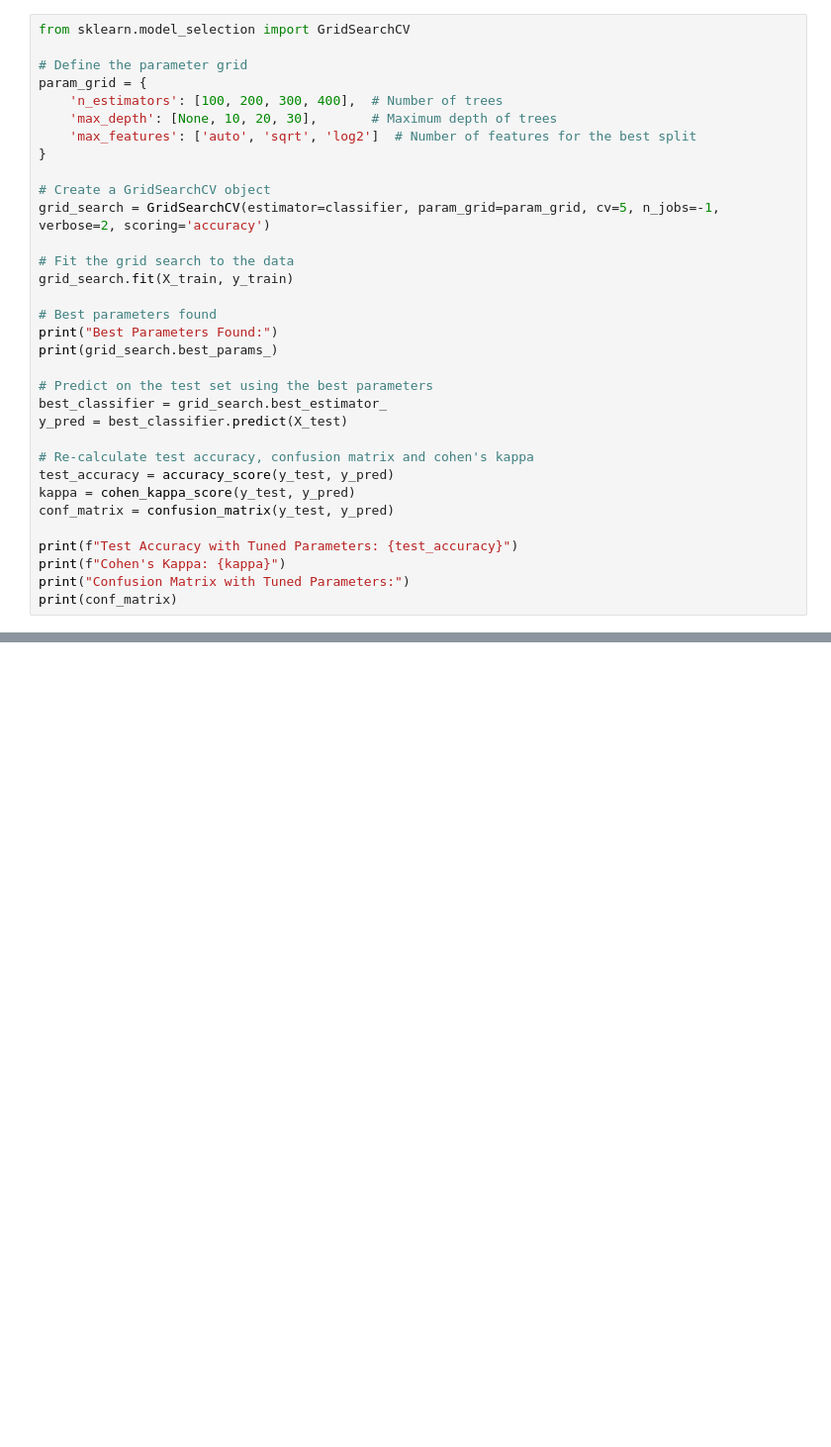
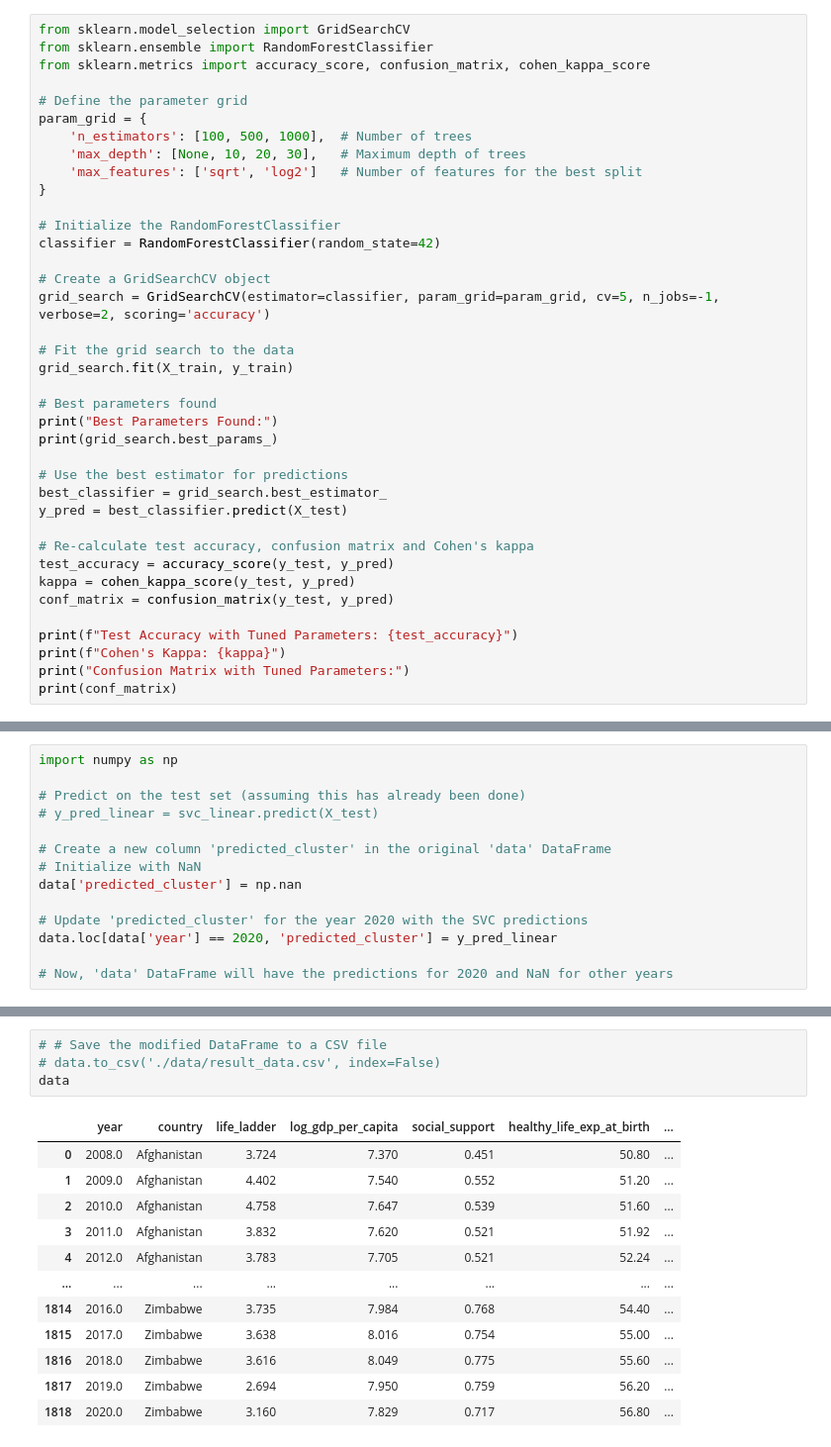
Before and after one commit to khtamkivi/DDS_project_2023, a Jupyter notebook: 03_prediction.ipynb, the cells around one changed output, grey strips where cells are left out. Shown at 99% size. Saved outputs shown, nothing was run; the diff lists cells and outputs as text; blank space fills up the shorter version.

```diff
--- a/03_prediction.ipynb
+++ b/03_prediction.ipynb
@@ -73,12 +96,17 @@ Confusion Matrix:
 # %%
 from sklearn.model_selection import GridSearchCV
+from sklearn.ensemble import RandomForestClassifier
+from sklearn.metrics import accuracy_score, confusion_matrix, cohen_kappa_score
 
 # Define the parameter grid
 param_grid = {
-    'n_estimators': [100, 200, 300, 400],  # Number of trees
-    'max_depth': [None, 10, 20, 30],       # Maximum depth of trees
-    'max_features': ['auto', 'sqrt', 'log2']  # Number of features for the best split
+    'n_estimators': [100, 500, 1000],  # Number of trees
+    'max_depth': [None, 10, 20, 30],   # Maximum depth of trees
+    'max_features': ['sqrt', 'log2']   # Number of features for the best split
 }
+
+# Initialize the RandomForestClassifier
+classifier = RandomForestClassifier(random_state=42)
 
 # Create a GridSearchCV object
 grid_search = GridSearchCV(estimator=classifier, param_grid=param_grid, cv=5, n_jobs=-1, verbose=2, scoring='accuracy')
@@ -90,11 +118,11 @@ grid_search.fit(X_train, y_train)
 print("Best Parameters Found:")
 print(grid_search.best_params_)
 
-# Predict on the test set using the best parameters
+# Use the best estimator for predictions
 best_classifier = grid_search.best_estimator_
 y_pred = best_classifier.predict(X_test)
 
-# Re-calculate test accuracy, confusion matrix and cohen's kappa
+# Re-calculate test accuracy, confusion matrix and Cohen's kappa
 test_accuracy = accuracy_score(y_test, y_pred)
 kappa = cohen_kappa_score(y_test, y_pred)
 conf_matrix = confusion_matrix(y_test, y_pred)
@@ -317,0 +391,14 @@ Confusion Matrix for MLP:
+# %%
+import numpy as np
+
+# Predict on the test set (assuming this has already been done)
+# y_pred_linear = svc_linear.predict(X_test)
+
+# Create a new column 'predicted_cluster' in the original 'data' DataFrame
+# Initialize with NaN
+data['predicted_cluster'] = np.nan
+
+# Update 'predicted_cluster' for the year 2020 with the SVC predictions
+data.loc[data['year'] == 2020, 'predicted_cluster'] = y_pred_linear
+
+# Now, 'data' DataFrame will have the predictions for 2020 and NaN for other years
@@ -317,0 +407,17 @@ Confusion Matrix for MLP:
+# %%
+# # Save the modified DataFrame to a CSV file
+# data.to_csv('./data/result_data.csv', index=False)
+data
+# %% [output]
+|  | year | country | life_ladder | log_gdp_per_capita | social_support | healthy_life_exp_at_birth | ... |
+| 0 | 2008.0 | Afghanistan | 3.724 | 7.370 | 0.451 | 50.80 | ... |
+| 1 | 2009.0 | Afghanistan | 4.402 | 7.540 | 0.552 | 51.20 | ... |
+| 2 | 2010.0 | Afghanistan | 4.758 | 7.647 | 0.539 | 51.60 | ... |
+| 3 | 2011.0 | Afghanistan | 3.832 | 7.620 | 0.521 | 51.92 | ... |
+| 4 | 2012.0 | Afghanistan | 3.783 | 7.705 | 0.521 | 52.24 | ... |
+| ... | ... | ... | ... | ... | ... | ... | ... |
+| 1814 | 2016.0 | Zimbabwe | 3.735 | 7.984 | 0.768 | 54.40 | ... |
+| 1815 | 2017.0 | Zimbabwe | 3.638 | 8.016 | 0.754 | 55.00 | ... |
+| 1816 | 2018.0 | Zimbabwe | 3.616 | 8.049 | 0.775 | 55.60 | ... |
+| 1817 | 2019.0 | Zimbabwe | 2.694 | 7.950 | 0.759 | 56.20 | ... |
+| 1818 | 2020.0 | Zimbabwe | 3.160 | 7.829 | 0.717 | 56.80 | ... |
```
Also changed, not shown: parts of 24 cells of this notebook, 5 other files.
